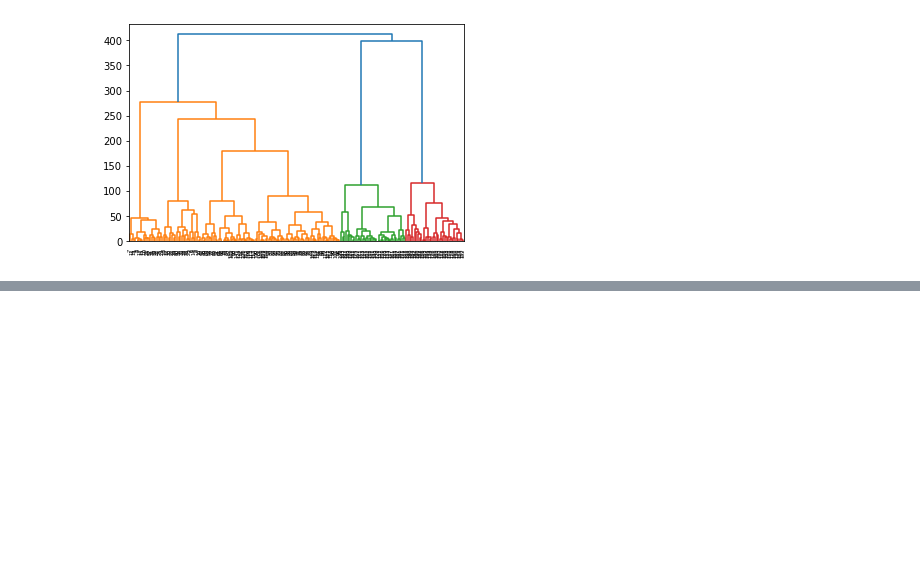
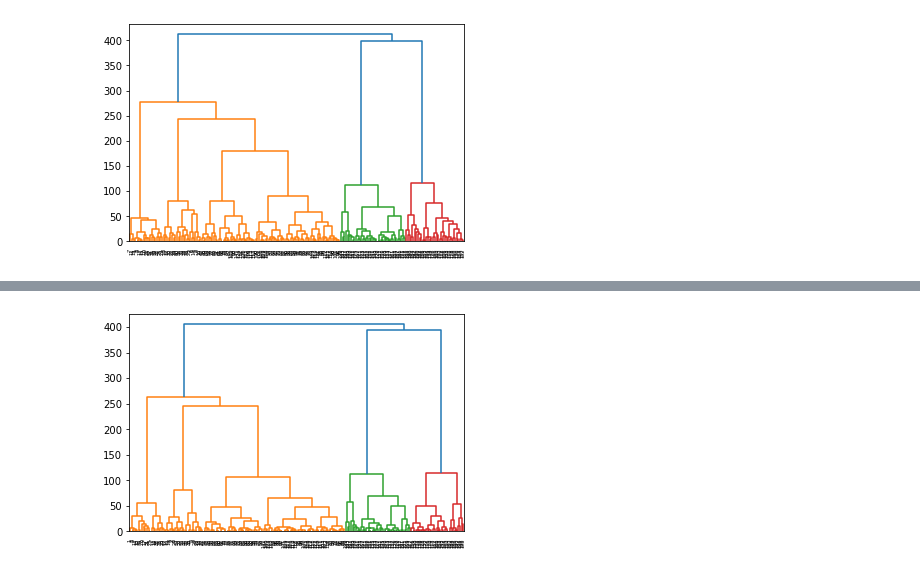
Before and after one commit to mkawsarzaman/hierarchichal_clustering_mall_customers, a Jupyter notebook: hierarchichal_clustering_mall_customers.ipynb, the cells around one changed output, grey strips where cells are left out. Cells and saved outputs as stored; diff of their text form; code cells hidden in the pictures; blank space fills up the shorter version.

```diff
--- a/hierarchichal_clustering_mall_customers.ipynb
+++ b/hierarchichal_clustering_mall_customers.ipynb
@@ -35,0 +51,2 @@ y_hc = hc.fit_predict(X)
+# %%
+X = dataset.drop(axis=1, columns=['CustomerID','Genre','Age']).values
@@ -35,0 +73,4 @@ y_hc = hc.fit_predict(X)
+# %%
+dendrogram = sch.dendrogram(sch.linkage(X,method='ward'))
+# %% [output]
+[figure, added]
```
Also changed, not shown: parts of 3 cells of this notebook.
